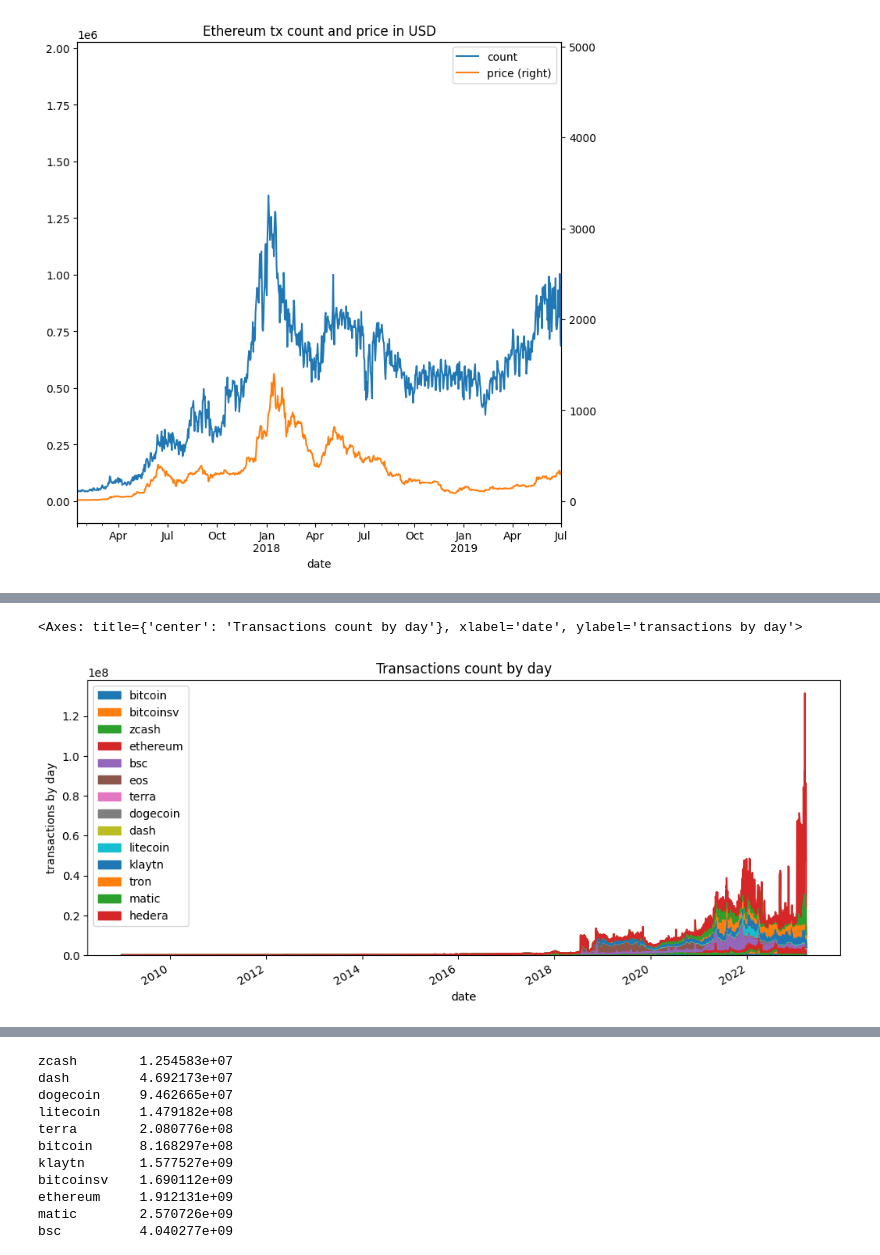
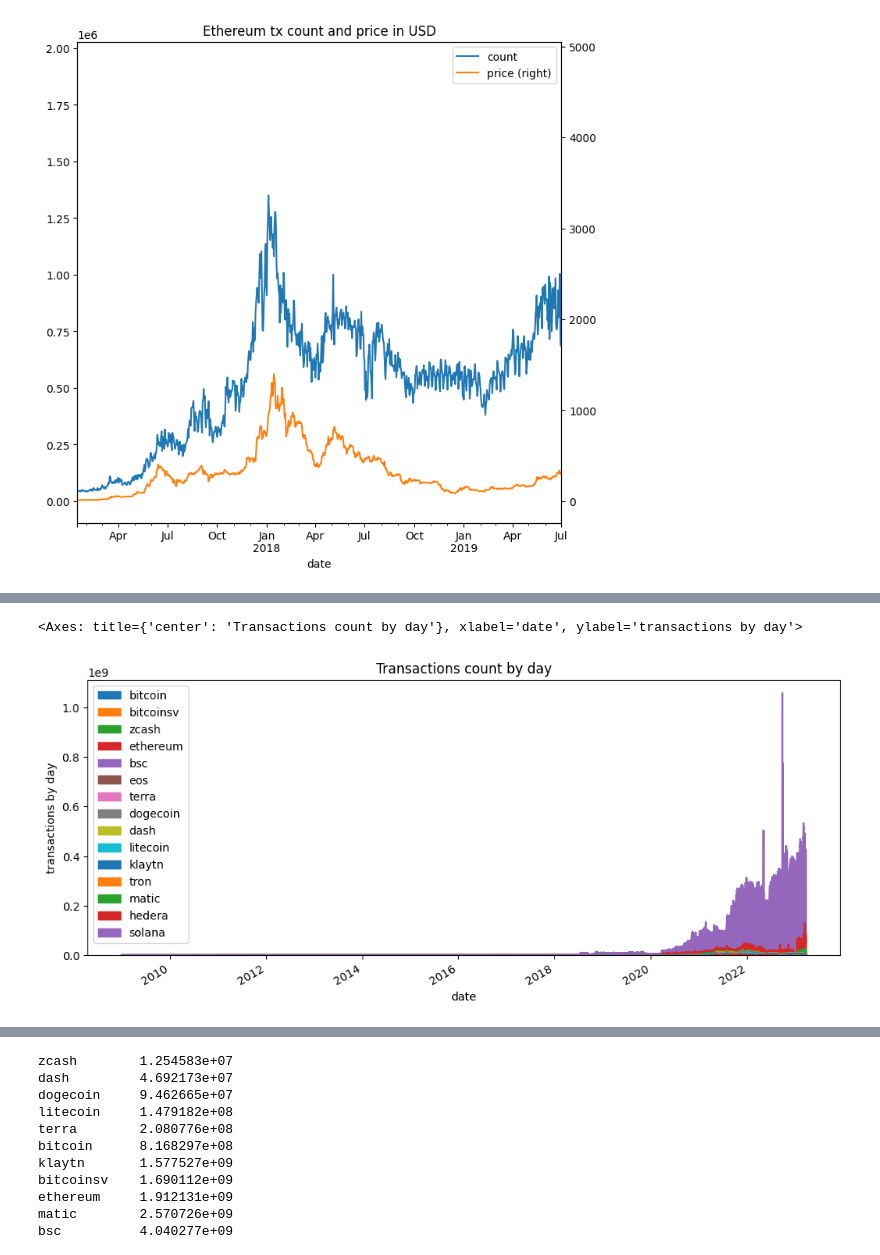
Before and after one commit to bitquery/why-blockchain-data-matters, a Jupyter notebook: Presentation.ipynb, the cells around one changed output, grey strips where cells are left out. Drawn from its saved outputs; the diff is of its cells as text; code cells hidden in the pictures.

Commit message:
How Data Tells the Story of Blockchain

```diff
--- a/Presentation.ipynb
+++ b/Presentation.ipynb
@@ -204,24 +204,24 @@ solana_tx.plot(ax = combined)
 # %%
 all_blockchains = bitcoin_tx.merge(bitcoinsv_tx, on='date', how='left')
 all_blockchains = all_blockchains.merge(zcash_tx, on='date', how='left')
 all_blockchains = all_blockchains.merge(ethereum_tx, on='date', how='left')
 all_blockchains = all_blockchains.merge(bsc_tx, on='date', how='left')
 all_blockchains = all_blockchains.merge(eos_tx, on='date', how='left')
 all_blockchains = all_blockchains.merge(terra_tx, on='date', how='left')
 all_blockchains = all_blockchains.merge(dogecoin_tx, on='date', how='left')
 all_blockchains = all_blockchains.merge(dash_tx, on='date', how='left')
 all_blockchains = all_blockchains.merge(litecoin_tx, on='date', how='left')
 all_blockchains = all_blockchains.merge(klaytn_tx, on='date', how='left')
 all_blockchains = all_blockchains.merge(tron_tx, on='date', how='left')
 all_blockchains = all_blockchains.merge(matic_tx, on='date', how='left')
 all_blockchains = all_blockchains.merge(hedera_tx, on='date', how='left')
-#all_blockchains = all_blockchains.merge(solana_tx, on='date', how='left')
+all_blockchains = all_blockchains.merge(solana_tx, on='date', how='left')
 
 
 all_blockchains.plot.area(stacked = True, figsize=(12,5), title = 'Transactions count by day', ylabel = "transactions by day")
 # %% [output]
 <Axes: title={'center': 'Transactions count by day'}, xlabel='date', ylabel='transactions by day'>
-[figure, old version]
+[figure, new version]
 # %% [markdown]
 <h3>Internet stats</h3>
 <a href="https://www.statista.com/statistics/273018/number-of-internet-users-worldwide/" rel="nofollow"><img src="https://www.statista.com/graphic/1/273018/number-of-internet-users-worldwide.jpg" alt="Statistic: Number of internet users worldwide from 2005 to 2022 (in millions) | Statista" style="width: 100%; height: auto !important; max-width:1000px;-ms-interpolation-mode: bicubic;"/></a><br />Find more statistics at  <a href="https://www.statista.com" rel="nofollow">Statista</a>
```
Also changed, not shown: parts of 1 cell of this notebook, 1 other file.
